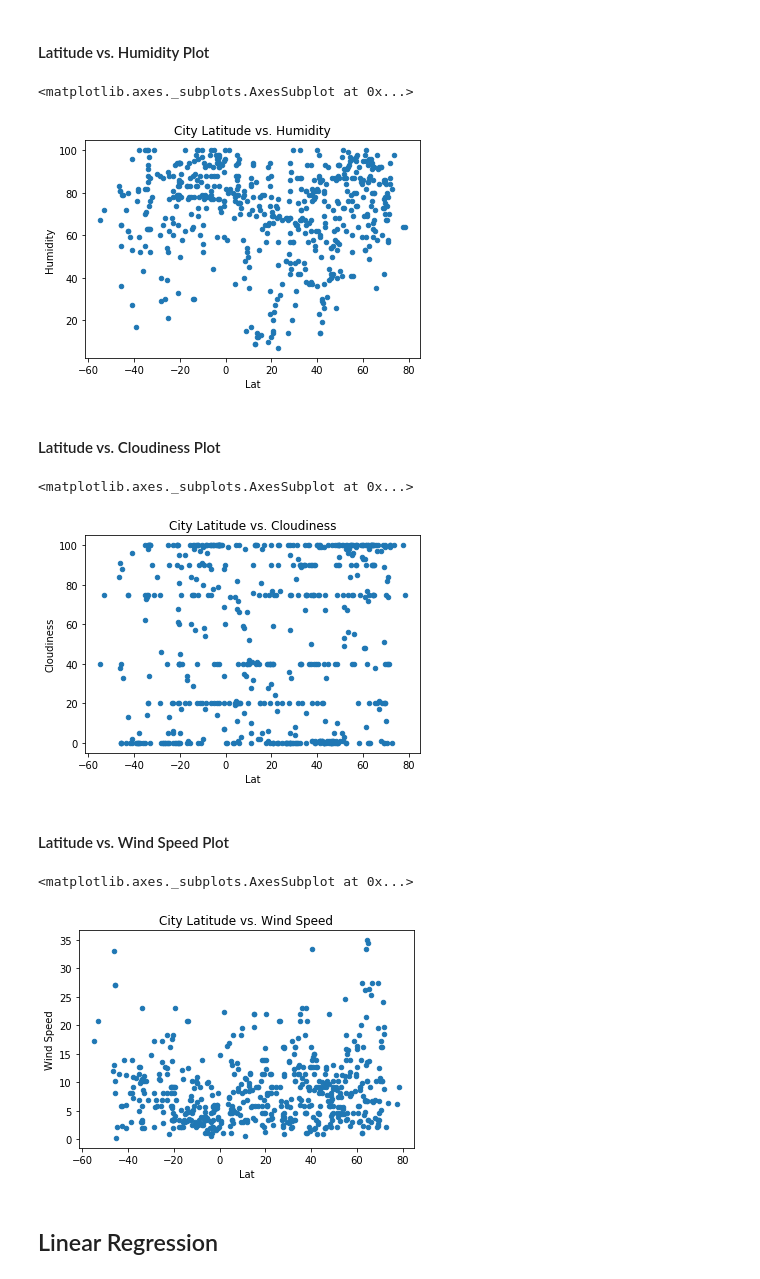
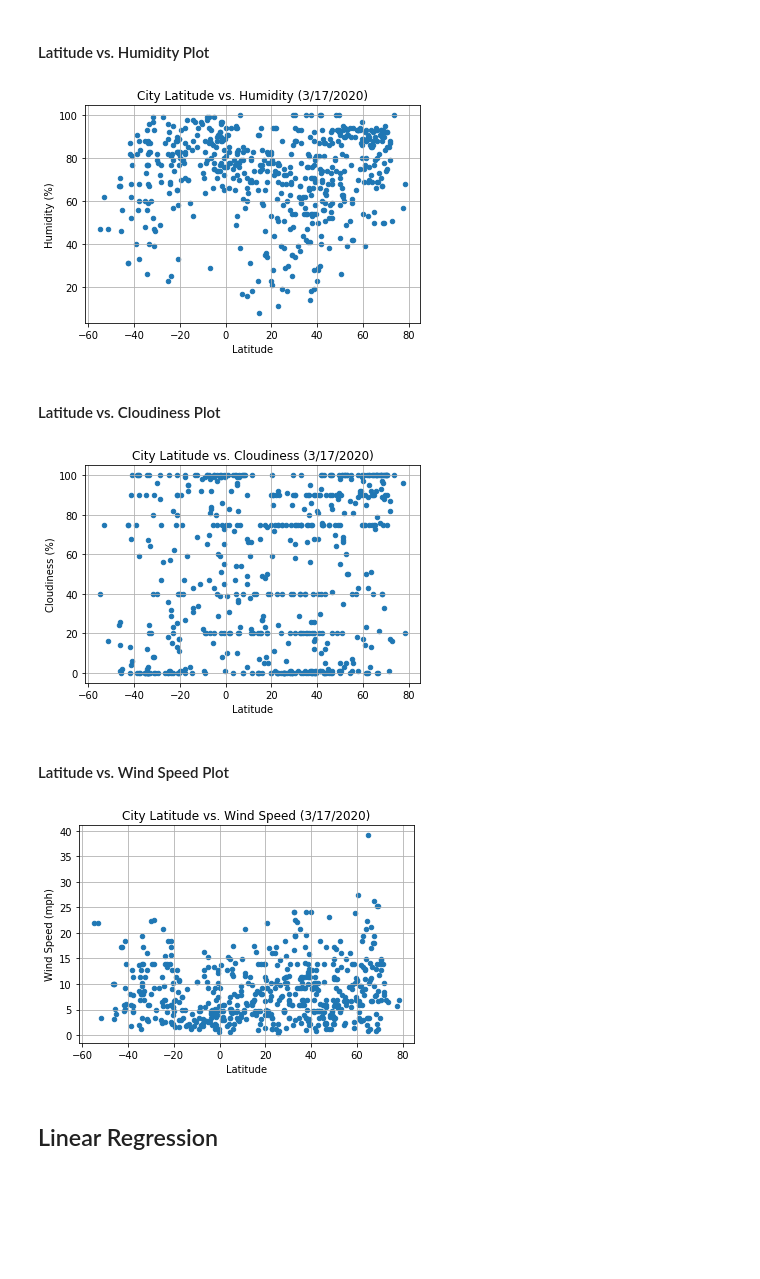
Before and after one commit to chscranton/python-api-challenge, a Jupyter notebook: starter_code/WeatherPy.ipynb, the cells around one changed output. Drawn from its saved outputs; the diff is of its cells as text; code cells hidden in the pictures; blank space fills up the shorter version.

```diff
--- a/starter_code/WeatherPy.ipynb
+++ b/starter_code/WeatherPy.ipynb
@@ -159,24 +169,45 @@ plt.grid(b=True)
 # %% [markdown]
 #### Latitude vs. Humidity Plot
 # %%
-data_df.plot(kind='scatter',x='Lat',y='Humidity',title='City Latitude vs. Humidity')
+data_df.plot(kind='scatter',x='Lat',y='Humidity',title=f'City Latitude vs. Humidity ({date})')
+
+plt.xlabel('Latitude')
+plt.ylabel('Humidity (%)')
+plt.grid(b=True)
+
+plt.savefig('Latitude_vs_Humidity.png')
+
+plt.show()
 # %% [output]
-<matplotlib.axes._subplots.AxesSubplot at 0x...>
-[figure, old version]
+[figure, new version]
 # %% [markdown]
 #### Latitude vs. Cloudiness Plot
 # %%
-data_df.plot(kind='scatter',x='Lat',y='Cloudiness',title='City Latitude vs. Cloudiness')
+data_df.plot(kind='scatter',x='Lat',y='Cloudiness',title=f'City Latitude vs. Cloudiness ({date})')
+
+plt.xlabel('Latitude')
+plt.ylabel('Cloudiness (%)')
+plt.grid(b=True)
+
+plt.savefig('Latitude_vs_Cloudiness.png')
+
+plt.show()
 # %% [output]
-<matplotlib.axes._subplots.AxesSubplot at 0x...>
-[figure, old version]
+[figure, new version]
 # %% [markdown]
 #### Latitude vs. Wind Speed Plot
 # %%
-data_df.plot(kind='scatter',x='Lat',y='Wind Speed',title='City Latitude vs. Wind Speed')
+data_df.plot(kind='scatter',x='Lat',y='Wind Speed',title=f'City Latitude vs. Wind Speed ({date})')
+
+plt.xlabel('Latitude')
+plt.ylabel('Wind Speed (mph)')
+plt.grid(b=True)
+
+plt.savefig('Latitude_vs_Wind_Speed.png')
+
+plt.show()
 # %% [output]
-<matplotlib.axes._subplots.AxesSubplot at 0x...>
-[figure, old version]
+[figure, new version]
 # %% [markdown]
 ## Linear Regression
 # %%
```
Also changed, not shown: parts of 17 cells of this notebook, 13 other files.
